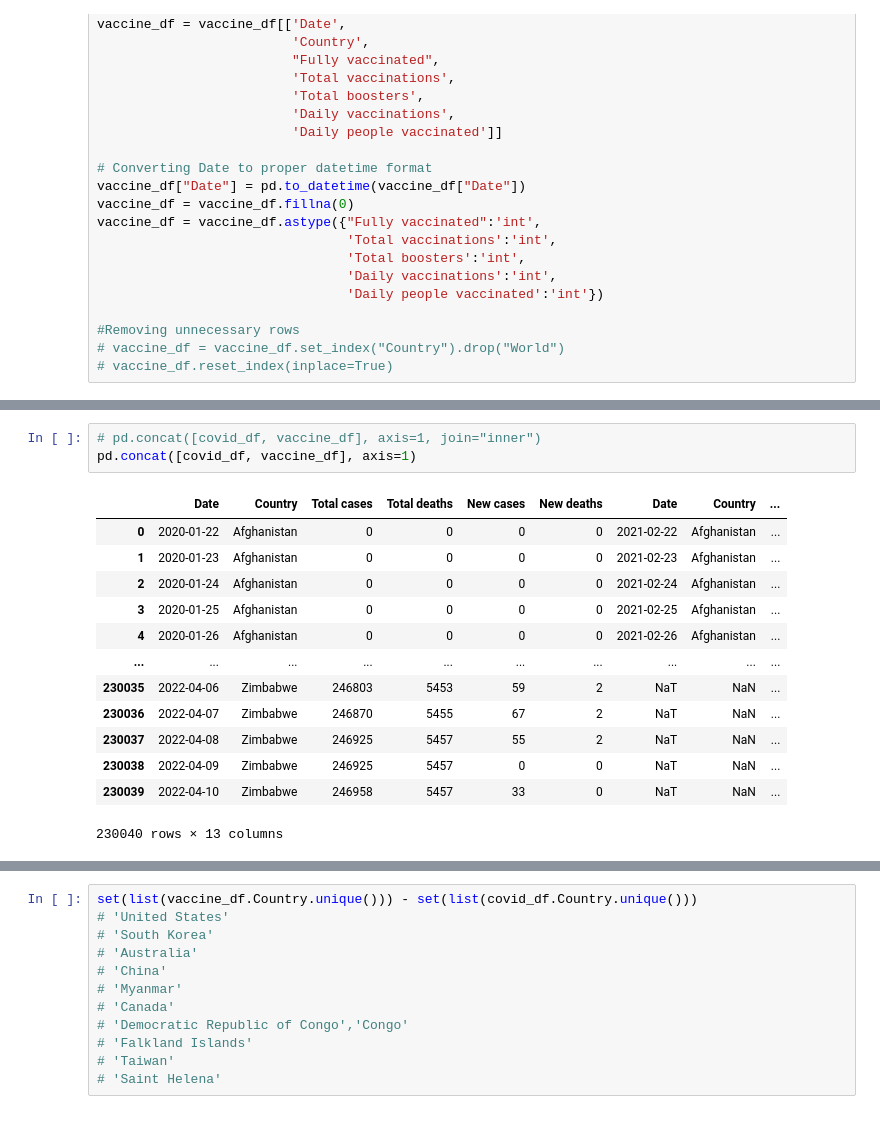
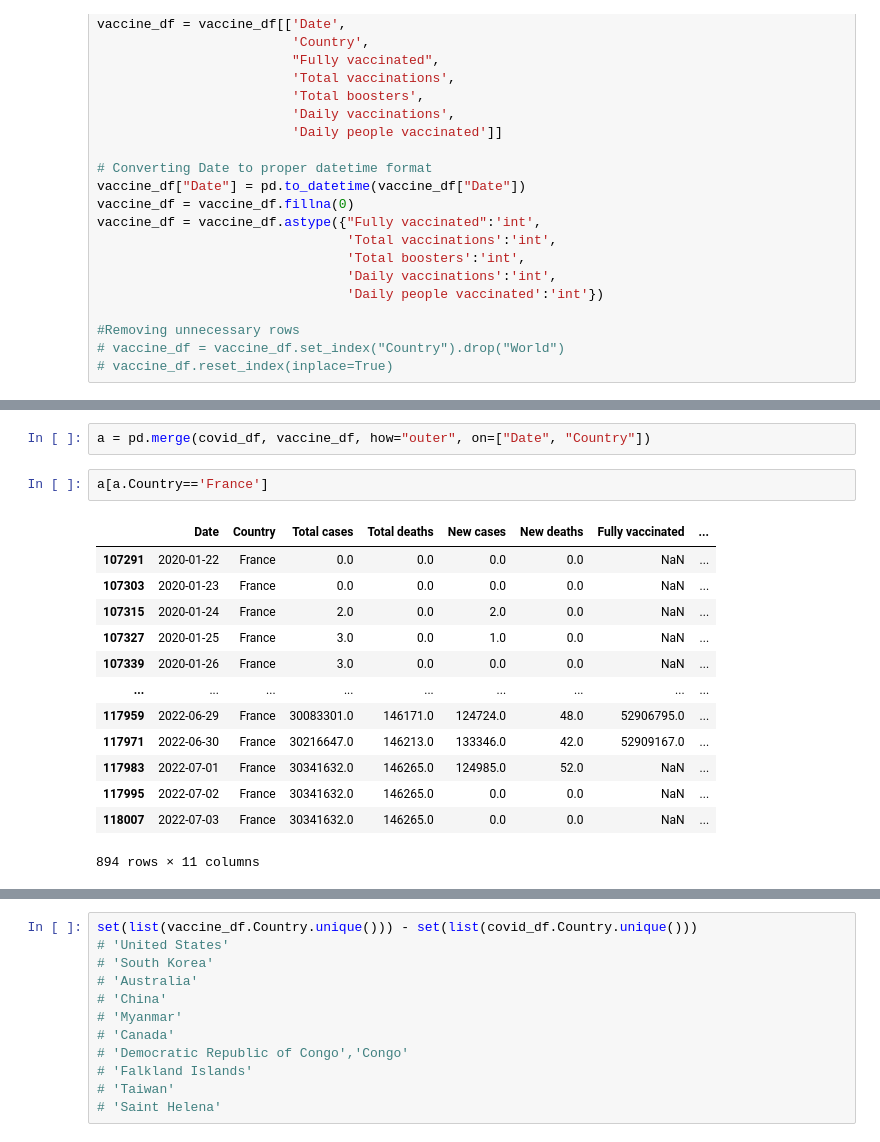
Before and after one commit to Akashkunwar/dscodes, a Jupyter notebook: cases_vaccination.ipynb, the cells around one changed output, grey strips where cells are left out. Cells and saved outputs as stored; diff of their text form.

```diff
--- a/cases_vaccination.ipynb
+++ b/cases_vaccination.ipynb
@@ -196,17 +164,18 @@ vaccine_df
-# %%
-# pd.concat([covid_df, vaccine_df], axis=1, join="inner")
-pd.concat([covid_df, vaccine_df], axis=1)
-# %% [output]
-|  | Date | Country | Total cases | Total deaths | New cases | New deaths | Date | Country | ... |
-| 0 | 2020-01-22 | Afghanistan | 0 | 0 | 0 | 0 | 2021-02-22 | Afghanistan | ... |
-| 1 | 2020-01-23 | Afghanistan | 0 | 0 | 0 | 0 | 2021-02-23 | Afghanistan | ... |
-| 2 | 2020-01-24 | Afghanistan | 0 | 0 | 0 | 0 | 2021-02-24 | Afghanistan | ... |
-| 3 | 2020-01-25 | Afghanistan | 0 | 0 | 0 | 0 | 2021-02-25 | Afghanistan | ... |
-| 4 | 2020-01-26 | Afghanistan | 0 | 0 | 0 | 0 | 2021-02-26 | Afghanistan | ... |
-| ... | ... | ... | ... | ... | ... | ... | ... | ... | ... |
-| 230035 | 2022-04-06 | Zimbabwe | 246803 | 5453 | 59 | 2 | NaT | NaN | ... |
-| 230036 | 2022-04-07 | Zimbabwe | 246870 | 5455 | 67 | 2 | NaT | NaN | ... |
-| 230037 | 2022-04-08 | Zimbabwe | 246925 | 5457 | 55 | 2 | NaT | NaN | ... |
-| 230038 | 2022-04-09 | Zimbabwe | 246925 | 5457 | 0 | 0 | NaT | NaN | ... |
-| 230039 | 2022-04-10 | Zimbabwe | 246958 | 5457 | 33 | 0 | NaT | NaN | ... |
-230040 rows × 13 columns
+# %%
+a = pd.merge(covid_df, vaccine_df, how="outer", on=["Date", "Country"])
+# %%
+a[a.Country=='France']
+# %% [output]
+|  | Date | Country | Total cases | Total deaths | New cases | New deaths | Fully vaccinated | ... |
+| 107291 | 2020-01-22 | France | 0.0 | 0.0 | 0.0 | 0.0 | NaN | ... |
+| 107303 | 2020-01-23 | France | 0.0 | 0.0 | 0.0 | 0.0 | NaN | ... |
+| 107315 | 2020-01-24 | France | 2.0 | 0.0 | 2.0 | 0.0 | NaN | ... |
+| 107327 | 2020-01-25 | France | 3.0 | 0.0 | 1.0 | 0.0 | NaN | ... |
+| 107339 | 2020-01-26 | France | 3.0 | 0.0 | 0.0 | 0.0 | NaN | ... |
+| ... | ... | ... | ... | ... | ... | ... | ... | ... |
+| 117959 | 2022-06-29 | France | 30083301.0 | 146171.0 | 124724.0 | 48.0 | 52906795.0 | ... |
+| 117971 | 2022-06-30 | France | 30216647.0 | 146213.0 | 133346.0 | 42.0 | 52909167.0 | ... |
+| 117983 | 2022-07-01 | France | 30341632.0 | 146265.0 | 124985.0 | 52.0 | NaN | ... |
+| 117995 | 2022-07-02 | France | 30341632.0 | 146265.0 | 0.0 | 0.0 | NaN | ... |
+| 118007 | 2022-07-03 | France | 30341632.0 | 146265.0 | 0.0 | 0.0 | NaN | ... |
+894 rows × 11 columns
```
Also changed, not shown: parts of 16 cells of this notebook.
